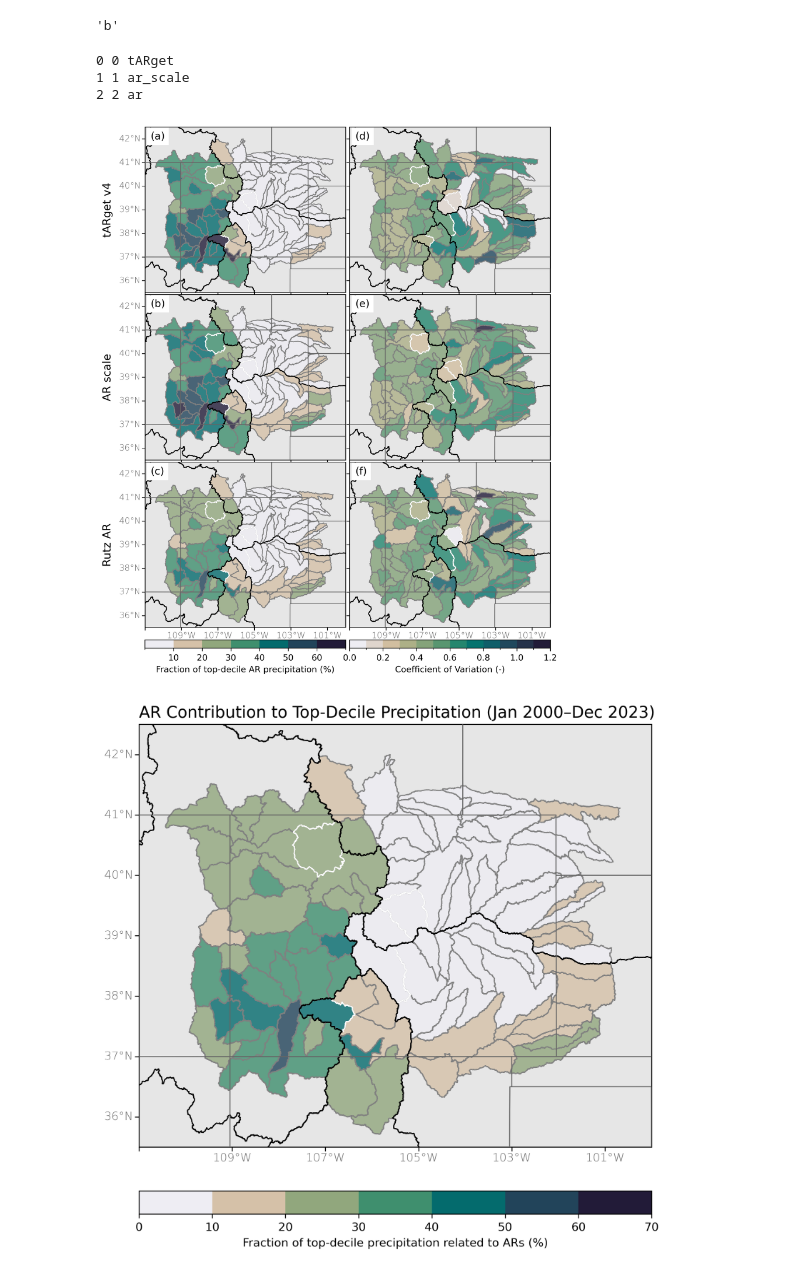
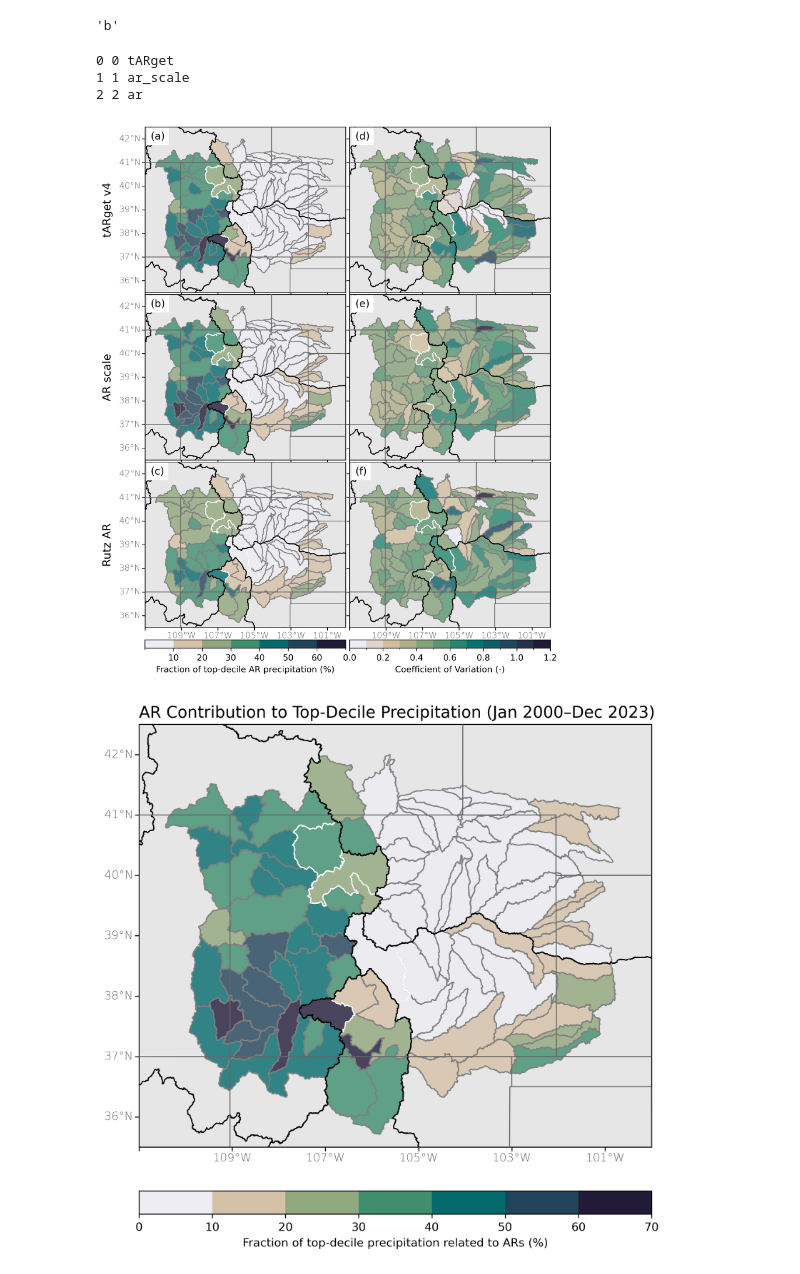
Before and after one commit to CW3E/CO_top-decile_precip_ARs_code, a Jupyter notebook: analysis/fig3_ar_fraction_extreme_prec.ipynb, the cells around one changed output. Saved outputs shown, nothing was run; the diff lists cells and outputs as text; code cells hidden in the pictures.

```diff
--- a/analysis/fig3_ar_fraction_extreme_prec.ipynb
+++ b/analysis/fig3_ar_fraction_extreme_prec.ipynb
@@ -174,7 +174,8 @@ HUC8_ID_lst = [14050001, ## upper yampa
                # 11020002, ## arkansas - Pueblo Reservoir
                # 10190005 ## St. Vrain (Boulder)
                # 14030005, ## 'Upper Colorado-Kane Springs'
-               10190002, ## 'Upper South Platte'
+               14010001, ## Colorado Headwaters
+               # 10190002, ## 'Upper South Platte'
                11020001 ## Arkansas Headwaters
               ]
 idx = (polys.HUC8 == str(HUC8_ID_lst[0])) | (polys.HUC8 == str(HUC8_ID_lst[1])) | (polys.HUC8 == str(HUC8_ID_lst[2])) | (polys.HUC8 == str(HUC8_ID_lst[3]))
@@ -370,7 +371,7 @@ plt.show()
 0 0 tARget
 1 1 ar_scale
 2 2 ar
-[figure, old version]
+[figure, new version]
 # %%
 # Create figure
 fig = plt.figure(figsize=(8, 8))
@@ -388,8 +389,8 @@ gs = GridSpec(nrows, ncols, height_ratios=[1, 0.05], width_ratios = [1], wspace=
 
 # Add color bar axis
 cbax = plt.subplot(gs[-1,0]) # colorbar axis
-lbl_lst = ['Rutz AR (MERRA2)']
-var_lst = ['ar']
+lbl_lst = ['AR Scale (ERA5)']
+var_lst = ['ar_scale']
 
 
 for k, varname in enumerate(var_lst):
@@ -400,34 +401,34 @@ for k, varname in enumerate(var_lst):
     ## topo with gray shading
     # cs = plot_terrain(ax, ext1)
 
     # add choropleth watershed fraction
     lgnd_kwds={"label": "Fraction of top-decile precipitation related to ARs (%)", "orientation": "horizontal"}
     cmap, norm, bnds = ccmap.cmap_segmented(cmo.rain, np.arange(0, 80, 10))
     cf = polys.plot(ax=ax, column=varname, cmap=cmap, vmin=0, vmax=100, norm=norm, alpha=0.8, legend=True, cax=cbax, legend_kwds=lgnd_kwds)
     polys.plot(ax=ax, edgecolor='grey', color='None', zorder=98)
 
     ax.add_feature(cfeature.STATES, edgecolor='0.4', linewidth=0.8, zorder=199)
 
     ## add in four focus watersheds
     tmp.plot(ax=ax, edgecolor='white', color='None', zorder=99)
     # basin.plot(ax=ax, edgecolor='white', color='None', zorder=99)
 
     # ## add continental divide
     # divide.plot(ax=ax, color='k', zorder=99)
 
     ## add in region watershed shape
     for j, WBD in enumerate(WBD_lst):
         WBD.plot(ax=ax, edgecolor='k', color='None', zorder=100)
 
 
     ax.set_title('AR Contribution to Top-Decile Precipitation (Jan 2000–Dec 2023)', loc='left', fontsize=14)
 
 fig.savefig('%s.%s' %(fname, fmt), bbox_inches='tight', dpi=fig.dpi)
 
 # Show
 plt.show()
 # %% [output]
-[figure, old version]
+[figure, new version]
 # %%
 AR_scale_lst_final[2].values
 # %% [output]
```
Also changed, not shown: parts of 2 cells of this notebook, 21 other files.
